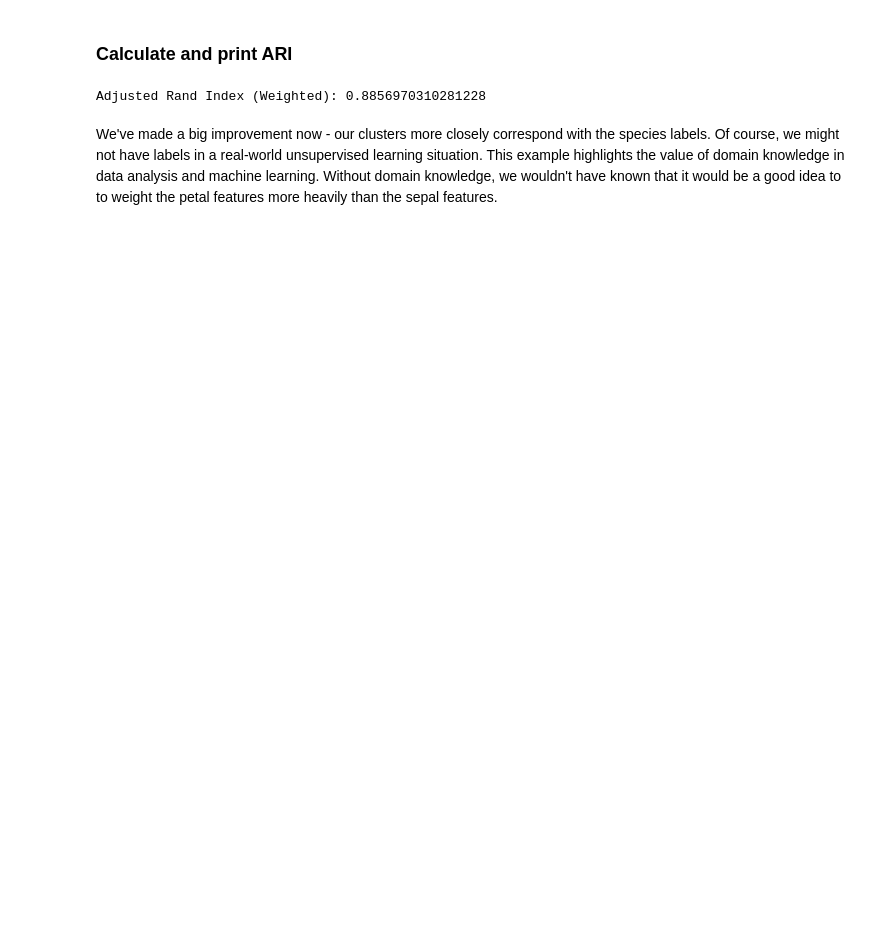
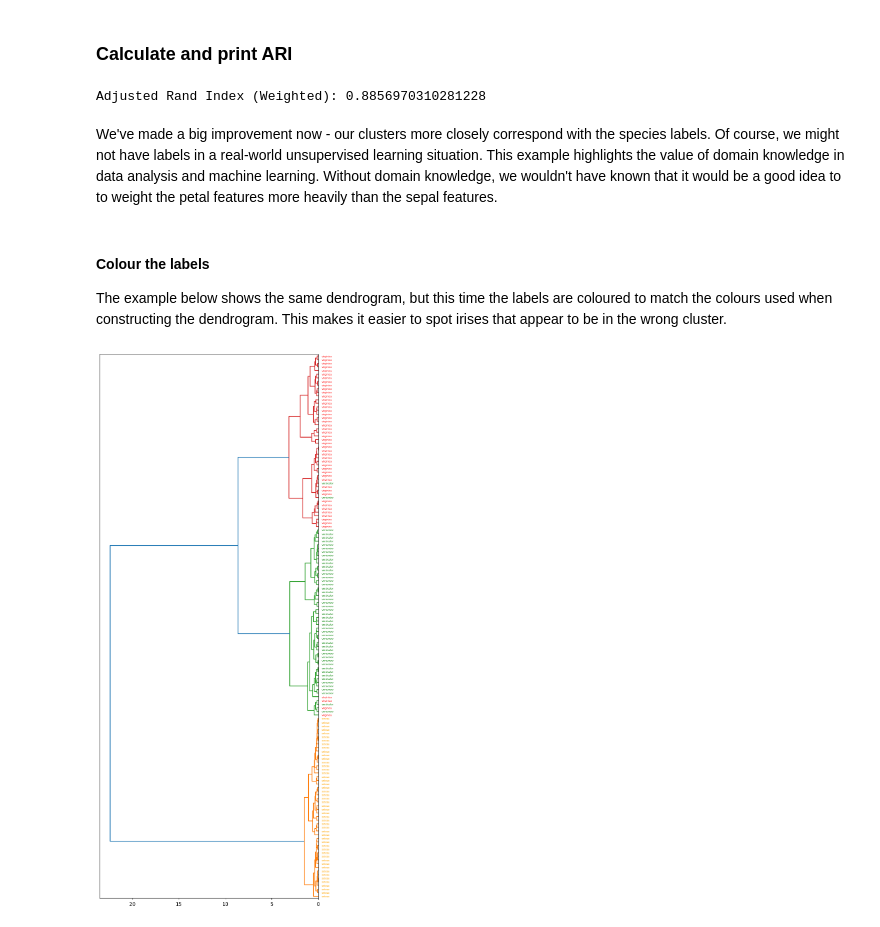
Before and after one commit to JohnMcKechnieGC/supervised-and-unsupervised-ml, a Jupyter notebook: hierarchical-clustering.ipynb, the cells around one changed output. Drawn from its saved outputs; the diff is of its cells as text; code cells hidden in the pictures; blank space fills up the shorter version.

Commit message:
Customise dendrogram colours

```diff
--- a/hierarchical-clustering.ipynb
+++ b/hierarchical-clustering.ipynb
@@ -395,3 +396,26 @@ print("Adjusted Rand Index (Weighted):", ari_weighted)
 Adjusted Rand Index (Weighted): 0.8856970310281228
 # %% [markdown]
 We've made a big improvement now - our clusters more closely correspond with the species labels. Of course, we might not have labels in a real-world unsupervised learning situation. This example highlights the value of domain knowledge in data analysis and machine learning. Without domain knowledge, we wouldn't have known that it would be a good idea to to weight the petal features more heavily than the sepal features.
+# %% [markdown]
+#### Colour the labels
+The example below shows the same dendrogram, but this time the labels are coloured to match the colours used when constructing the dendrogram. This makes it easier to spot irises that appear to be in the wrong cluster.
+# %%
+# Create a mapping from species name to the colour you want
+species_colour_map = {
+    "setosa": "orange",
+    "versicolor": "green",
+    "virginica": "red"
+}
+
+plt.figure(figsize=(8, 20))
+dendrogram(Z_weighted,
+           labels=species_labels,
+           color_threshold=5,
+           orientation='left')
+ax = plt.gca()  # get the current axes
+
+for text in ax.get_yticklabels():
+    label = text.get_text().lower()
+    text.set_color(species_colour_map.get(label))
+# %% [output]
+[figure, added]
```
Also changed, not shown: parts of 3 cells of this notebook.
